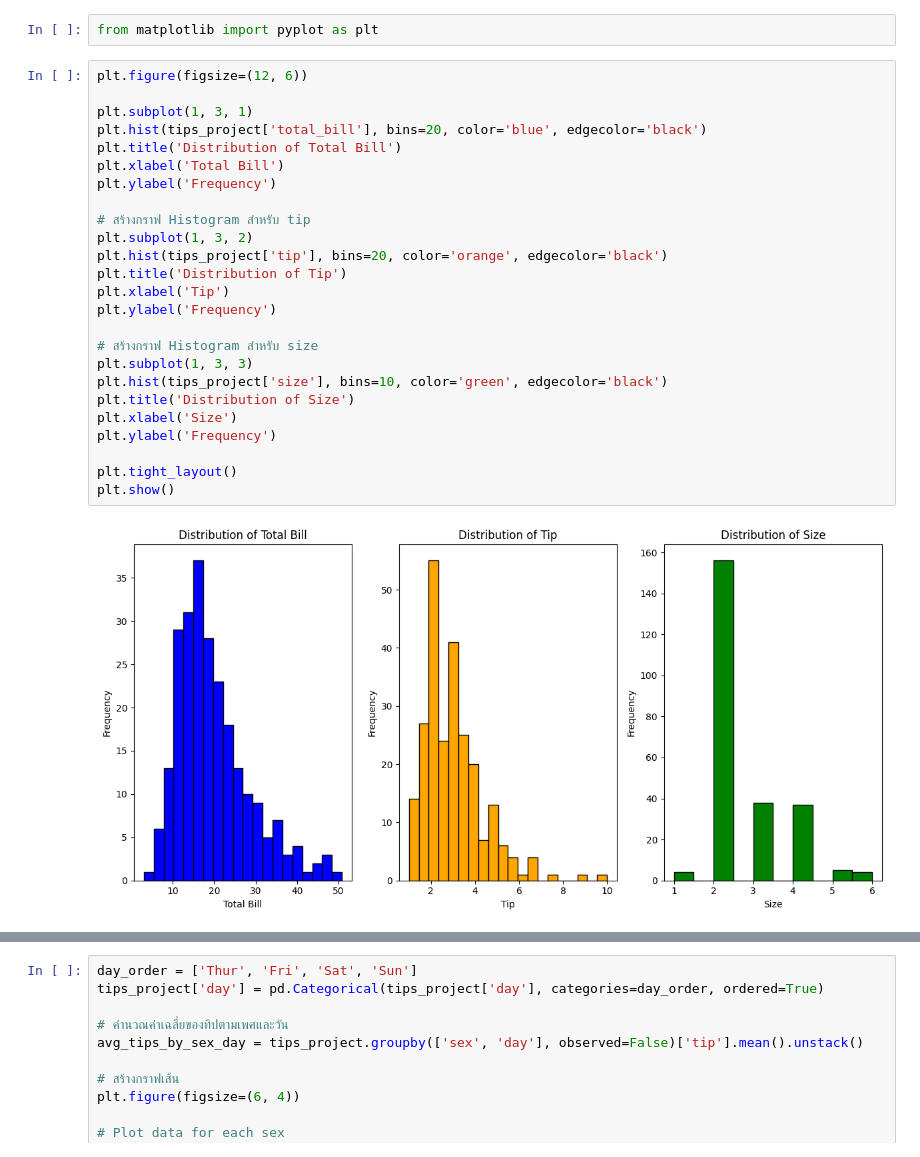
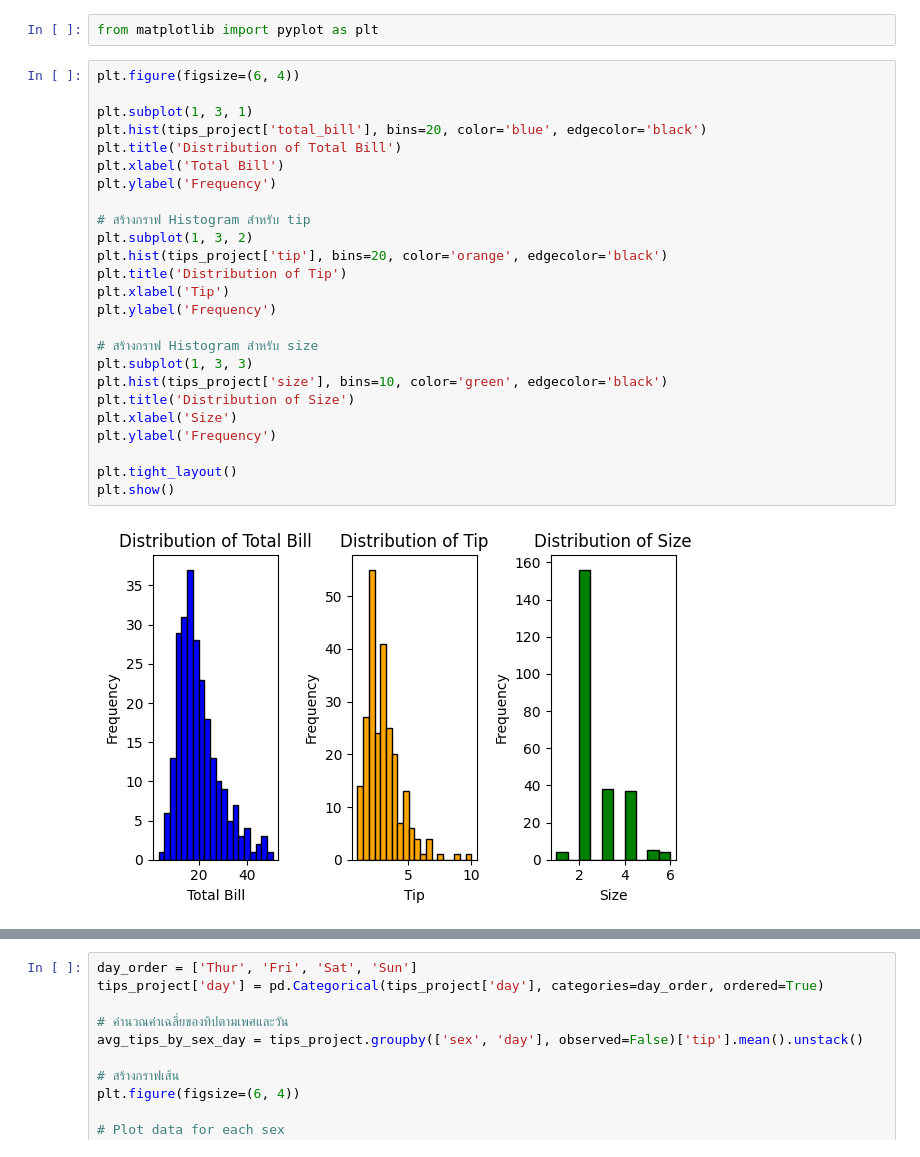
Before and after one commit to thanapat2304/Work, a Jupyter notebook: tips.ipynb, the cells around one changed output, grey strips where cells are left out. Saved outputs shown, nothing was run; the diff lists cells and outputs as text.

```diff
--- a/tips.ipynb
+++ b/tips.ipynb
@@ -79,30 +79,30 @@ Categories (4, object): ['Thur' < 'Fri' < 'Sat' < 'Sun']
 # %%
 from matplotlib import pyplot as plt
 # %%
-plt.figure(figsize=(12, 6))
+plt.figure(figsize=(6, 4))
 
 plt.subplot(1, 3, 1)
 plt.hist(tips_project['total_bill'], bins=20, color='blue', edgecolor='black')
 plt.title('Distribution of Total Bill')
 plt.xlabel('Total Bill')
 plt.ylabel('Frequency')
 
 # สร้างกราฟ Histogram สำหรับ tip
 plt.subplot(1, 3, 2)
 plt.hist(tips_project['tip'], bins=20, color='orange', edgecolor='black')
 plt.title('Distribution of Tip')
 plt.xlabel('Tip')
 plt.ylabel('Frequency')
 
 # สร้างกราฟ Histogram สำหรับ size
 plt.subplot(1, 3, 3)
 plt.hist(tips_project['size'], bins=10, color='green', edgecolor='black')
 plt.title('Distribution of Size')
 plt.xlabel('Size')
 plt.ylabel('Frequency')
 
 plt.tight_layout()
 plt.show()
 # %% [output]
-[figure, old version]
+[figure, new version]
 # %%
```
Also changed, not shown: parts of 17 cells of this notebook.
